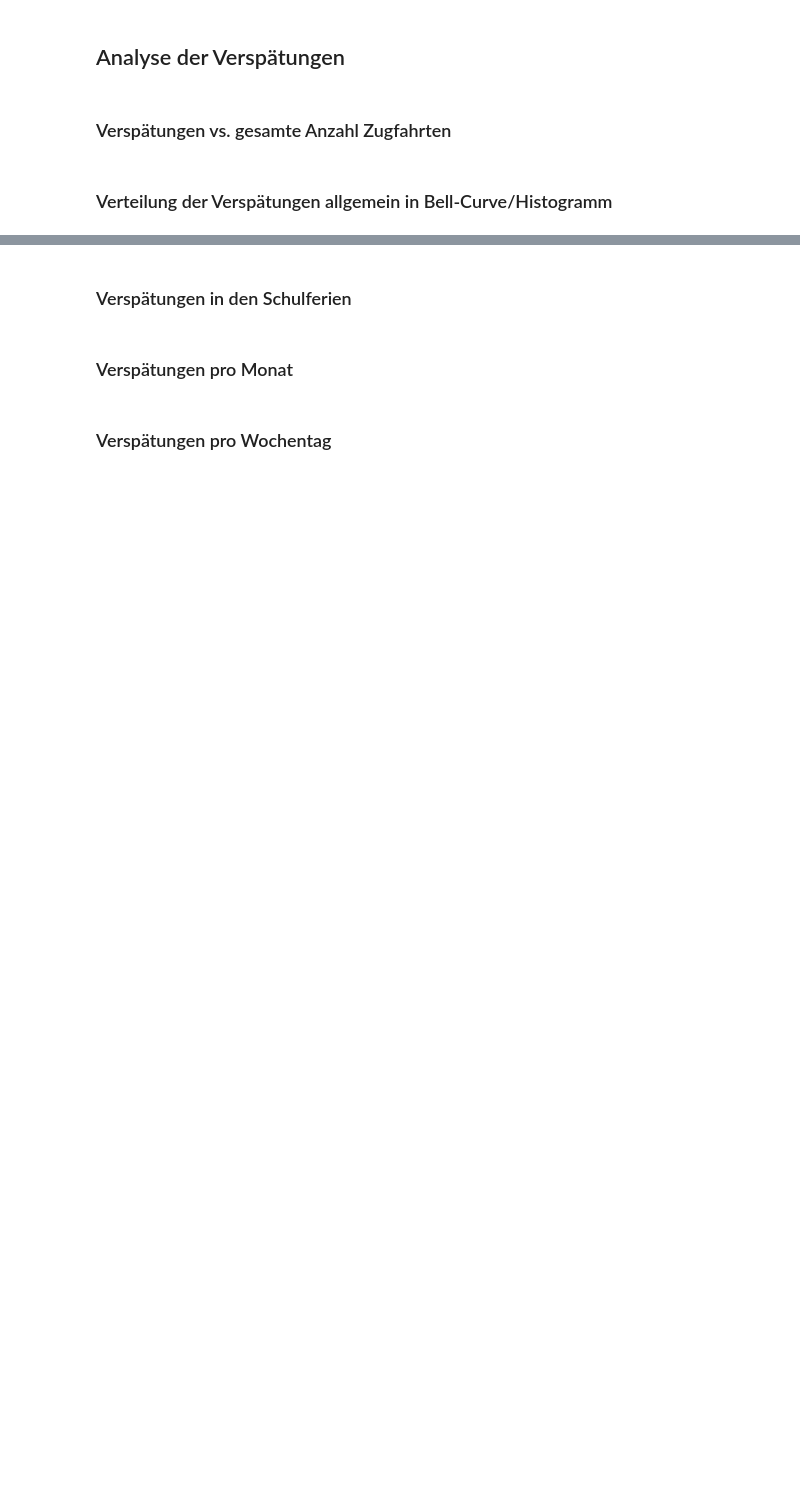
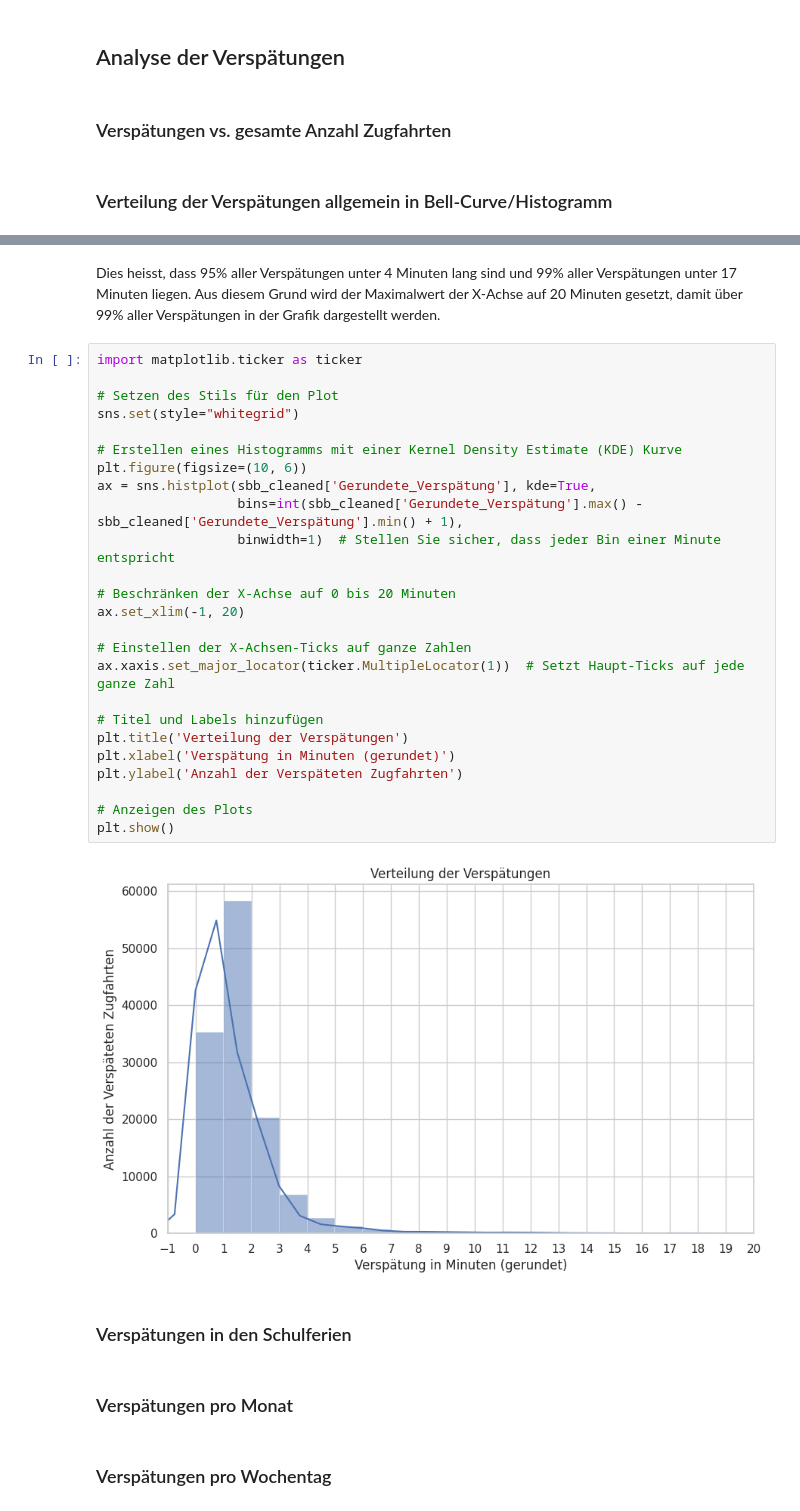
Before and after one commit to yannluethi/BINA, a Jupyter notebook: Case-Study/Python/BINA_Case-Study.ipynb, the cells around one changed output, grey strips where cells are left out. Cells and saved outputs as stored; diff of their text form; blank space fills up the shorter version.

```diff
--- a/Case-Study/Python/BINA_Case-Study.ipynb
+++ b/Case-Study/Python/BINA_Case-Study.ipynb
@@ -813,3 +846,32 @@ print(sbb_cleaned.head)
+# %% [markdown]
+Dies heisst, dass 95% aller Verspätungen unter 4 Minuten lang sind und 99% aller Verspätungen unter 17 Minuten liegen. Aus diesem Grund wird der Maximalwert der X-Achse auf 20 Minuten gesetzt, damit über 99% aller Verspätungen in der Grafik dargestellt werden.
+# %%
+import matplotlib.ticker as ticker
+
+# Setzen des Stils für den Plot
+sns.set(style="whitegrid")
+
+# Erstellen eines Histogramms mit einer Kernel Density Estimate (KDE) Kurve
+plt.figure(figsize=(10, 6))
+ax = sns.histplot(sbb_cleaned['Gerundete_Verspätung'], kde=True,
+                  bins=int(sbb_cleaned['Gerundete_Verspätung'].max() - sbb_cleaned['Gerundete_Verspätung'].min() + 1),
+                  binwidth=1)  # Stellen Sie sicher, dass jeder Bin einer Minute entspricht
+
+# Beschränken der X-Achse auf 0 bis 20 Minuten
+ax.set_xlim(-1, 20)
+
+# Einstellen der X-Achsen-Ticks auf ganze Zahlen
+ax.xaxis.set_major_locator(ticker.MultipleLocator(1))  # Setzt Haupt-Ticks auf jede ganze Zahl
+
+# Titel und Labels hinzufügen
+plt.title('Verteilung der Verspätungen')
+plt.xlabel('Verspätung in Minuten (gerundet)')
+plt.ylabel('Anzahl der Verspäteten Zugfahrten')
+
+# Anzeigen des Plots
+plt.show()
+# %% [output]
+[figure, added]
 # %% [markdown]
 ### Verspätungen in den Schulferien
 # %% [markdown]
```
Also changed, not shown: parts of 10 cells of this notebook.
